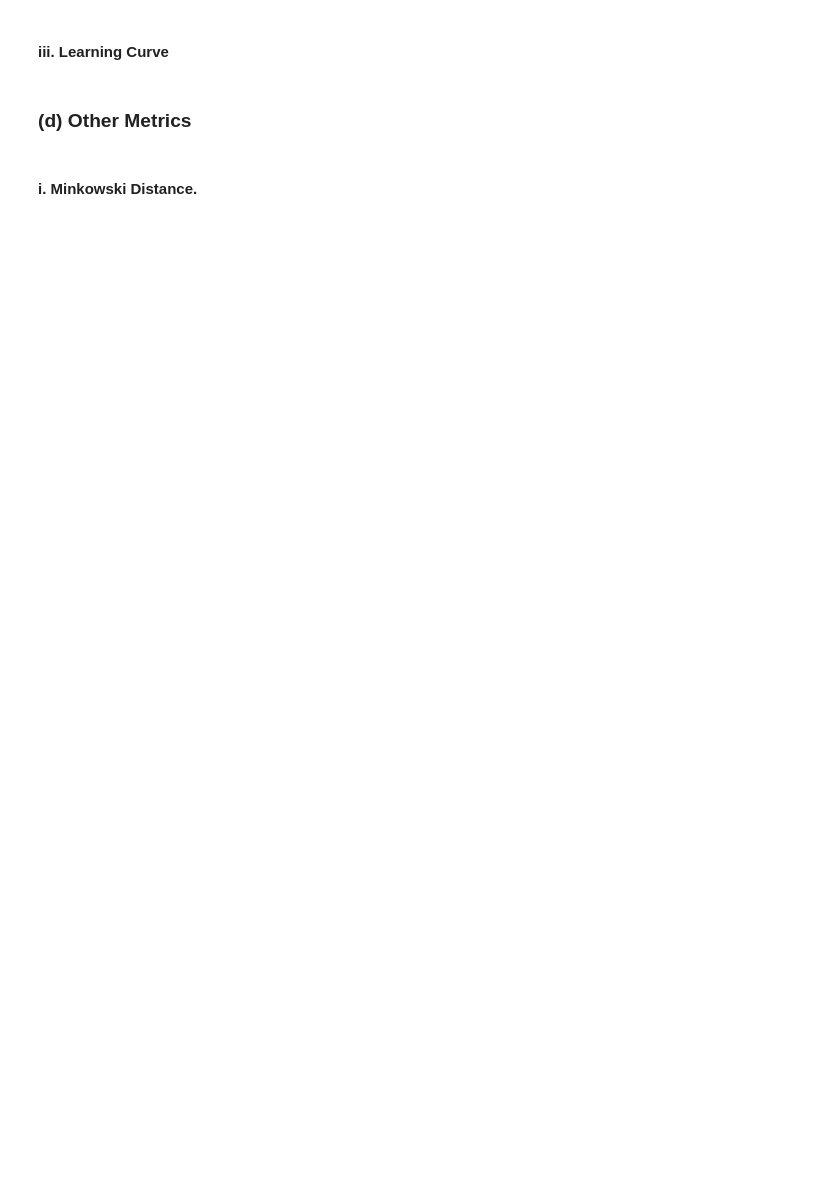
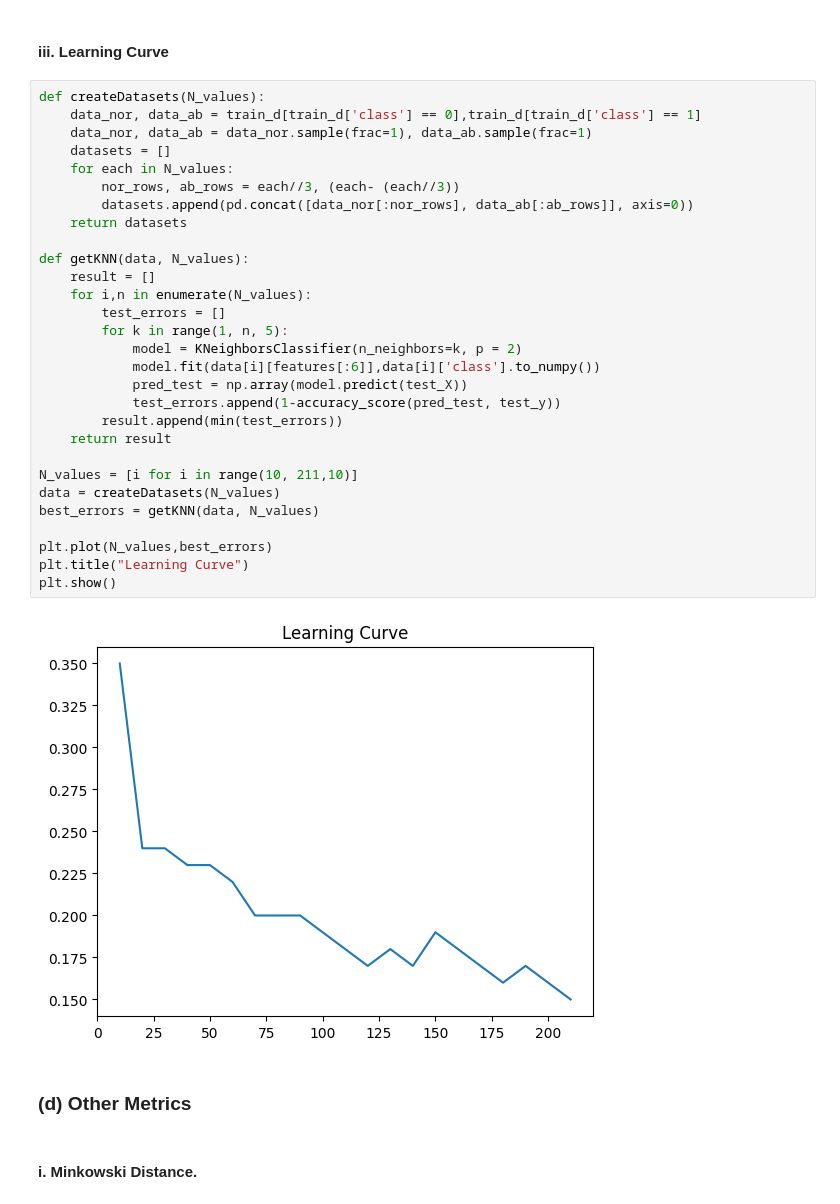
Before and after one commit to dattpatel99/DSCI_552, a Jupyter notebook: notebook/Patel_Datt_HW1.ipynb, the cells around one changed output. Cells and saved outputs as stored; diff of their text form; blank space fills up the shorter version.

```diff
--- a/notebook/Patel_Datt_HW1.ipynb
+++ b/notebook/Patel_Datt_HW1.ipynb
@@ -62,5 +139,36 @@ test_d =  pd.concat([data_nor[140:],data_ab[70:]], axis=0)
 # %% [markdown]
 #### iii. Learning Curve
+# %%
+def createDatasets(N_values):
+    data_nor, data_ab = train_d[train_d['class'] == 0],train_d[train_d['class'] == 1]
+    data_nor, data_ab = data_nor.sample(frac=1), data_ab.sample(frac=1)
+    datasets = []
+    for each in N_values:
+        nor_rows, ab_rows = each//3, (each- (each//3))
+        datasets.append(pd.concat([data_nor[:nor_rows], data_ab[:ab_rows]], axis=0))
+    return datasets
+
+def getKNN(data, N_values):
+    result = []
+    for i,n in enumerate(N_values):
+        test_errors = []
+        for k in range(1, n, 5):
+            model = KNeighborsClassifier(n_neighbors=k, p = 2)
+            model.fit(data[i][features[:6]],data[i]['class'].to_numpy())
+            pred_test = np.array(model.predict(test_X))
+            test_errors.append(1-accuracy_score(pred_test, test_y))
+        result.append(min(test_errors))
+    return result
+
+N_values = [i for i in range(10, 211,10)]
+data = createDatasets(N_values)
+best_errors = getKNN(data, N_values)
+
+plt.plot(N_values,best_errors)
+plt.title("Learning Curve")
+plt.show()
+# %% [output]
+[figure, added]
 # %% [markdown]
 ### (d) Other Metrics
 # %% [markdown]
```
Also changed, not shown: parts of 19 cells of this notebook, 2 other files.
